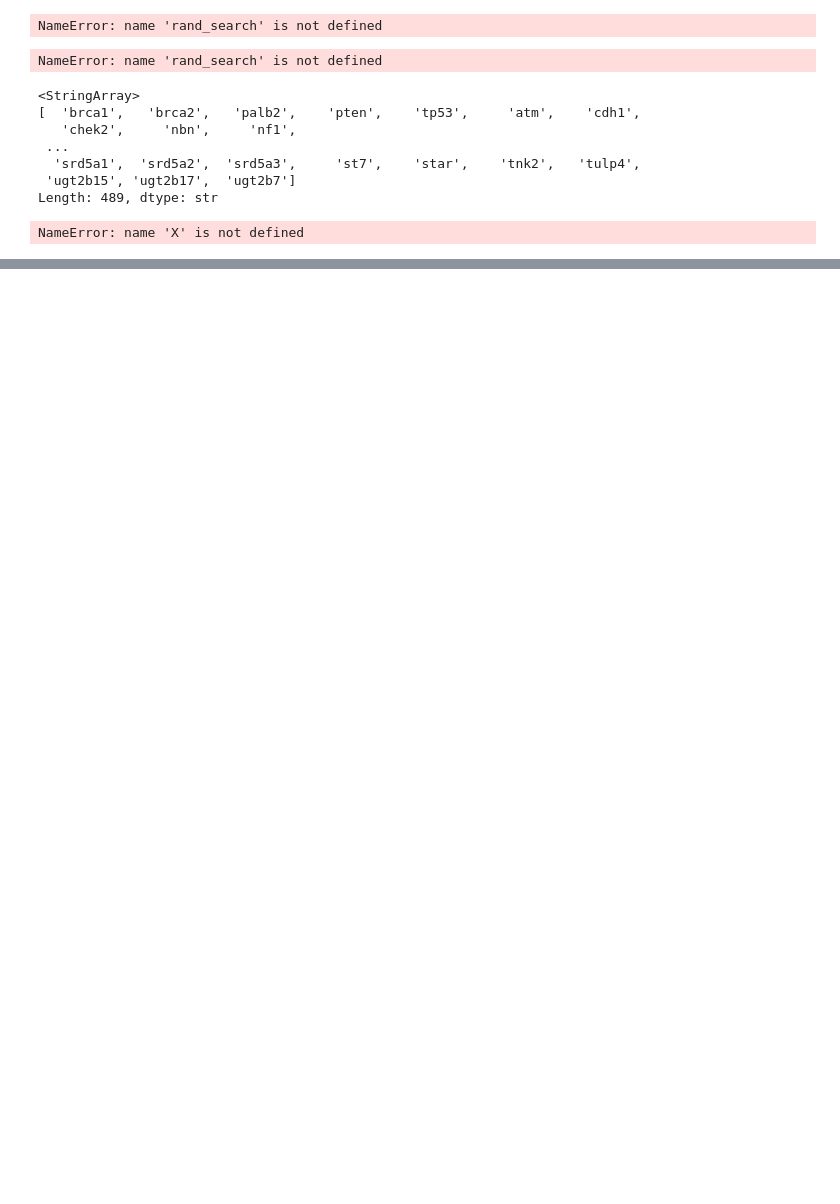
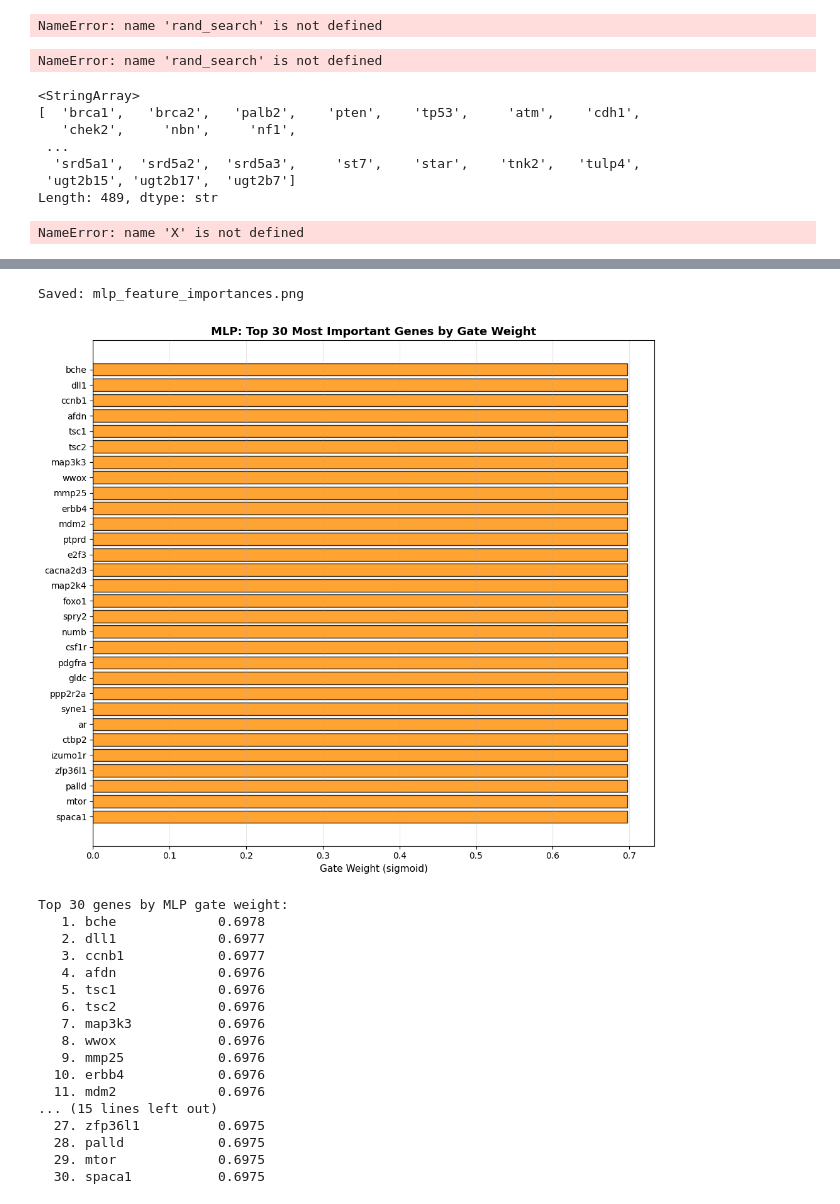
Before and after one commit to ethanresek/luminal-classifiers, a Jupyter notebook: CS6140_MLP.ipynb, the cells around one changed output, grey strips where cells are left out. Cells and saved outputs as stored; diff of their text form; code cells hidden in the pictures; blank space fills up the shorter version.

```diff
--- a/CS6140_MLP.ipynb
+++ b/CS6140_MLP.ipynb
@@ -523,0 +561,45 @@ NameError: name 'X' is not defined
+# %%
+TOP_N = 30
+gate_weights = sigmoid(final_net.module_.gate).detach().numpy()
+top_idx = np.argsort(gate_weights)[-TOP_N:][::-1]
+feature_names = X.columns
+top_names = feature_names[top_idx]
+top_weights = gate_weights[top_idx]
+
+fig, ax = plt.subplots(figsize=(10, 9))
+y_pos = np.arange(TOP_N)
+ax.barh(y_pos, top_weights[::-1], color='darkorange', alpha=0.8, edgecolor='black')
+ax.set_yticks(y_pos)
+ax.set_yticklabels(top_names[::-1], fontsize=10)
+ax.set_xlabel('Gate Weight (sigmoid)', fontsize=11)
+ax.set_title(f'MLP: Top {TOP_N} Most Important Genes by Gate Weight',
+             fontsize=13, fontweight='bold')
+ax.grid(True, alpha=0.3, axis='x')
+plt.tight_layout()
+plt.savefig('models/mlp_feature_importances.png', dpi=150, bbox_inches='tight')
+print("Saved: models/mlp_feature_importances.png")
+plt.show()
+
+print(f"\nTop {TOP_N} genes by MLP gate weight:")
+for i, (name, wt) in enumerate(zip(top_names, top_weights), 1):
+    print(f"  {i:2d}. {name:<15s}  {wt:.4f}")
+# %% [output]
+Saved: mlp_feature_importances.png
+[figure, added]
+Top 30 genes by MLP gate weight:
+   1. bche             0.6978
+   2. dll1             0.6977
+   3. ccnb1            0.6977
+   4. afdn             0.6976
+   5. tsc1             0.6976
+   6. tsc2             0.6976
+   7. map3k3           0.6976
+   8. wwox             0.6976
+   9. mmp25            0.6976
+  10. erbb4            0.6976
+  11. mdm2             0.6976
+... (15 lines left out)
+  27. zfp36l1          0.6975
+  28. palld            0.6975
+  29. mtor             0.6975
+  30. spaca1           0.6975
```
Also changed, not shown: parts of 8 cells of this notebook, 1 other file.
